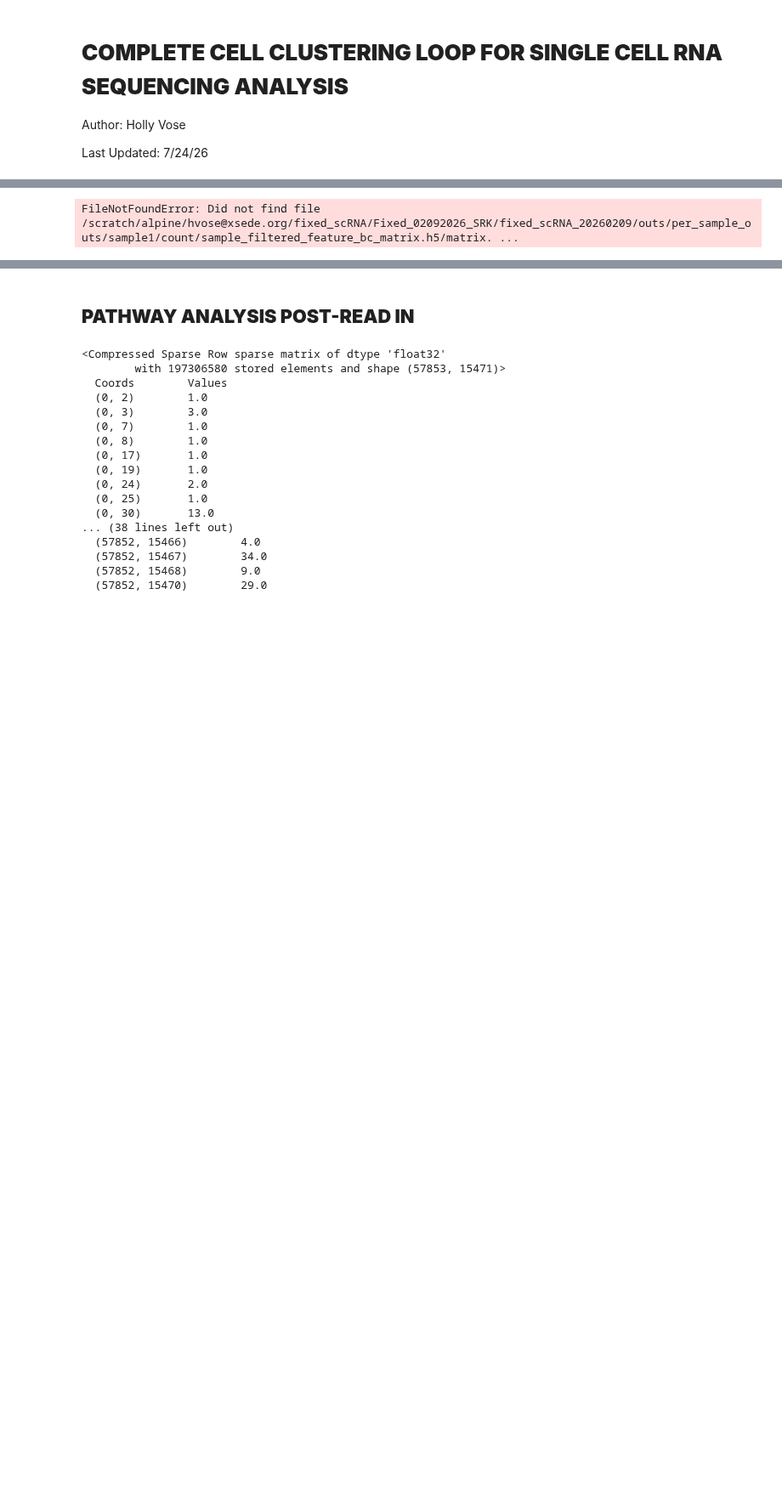
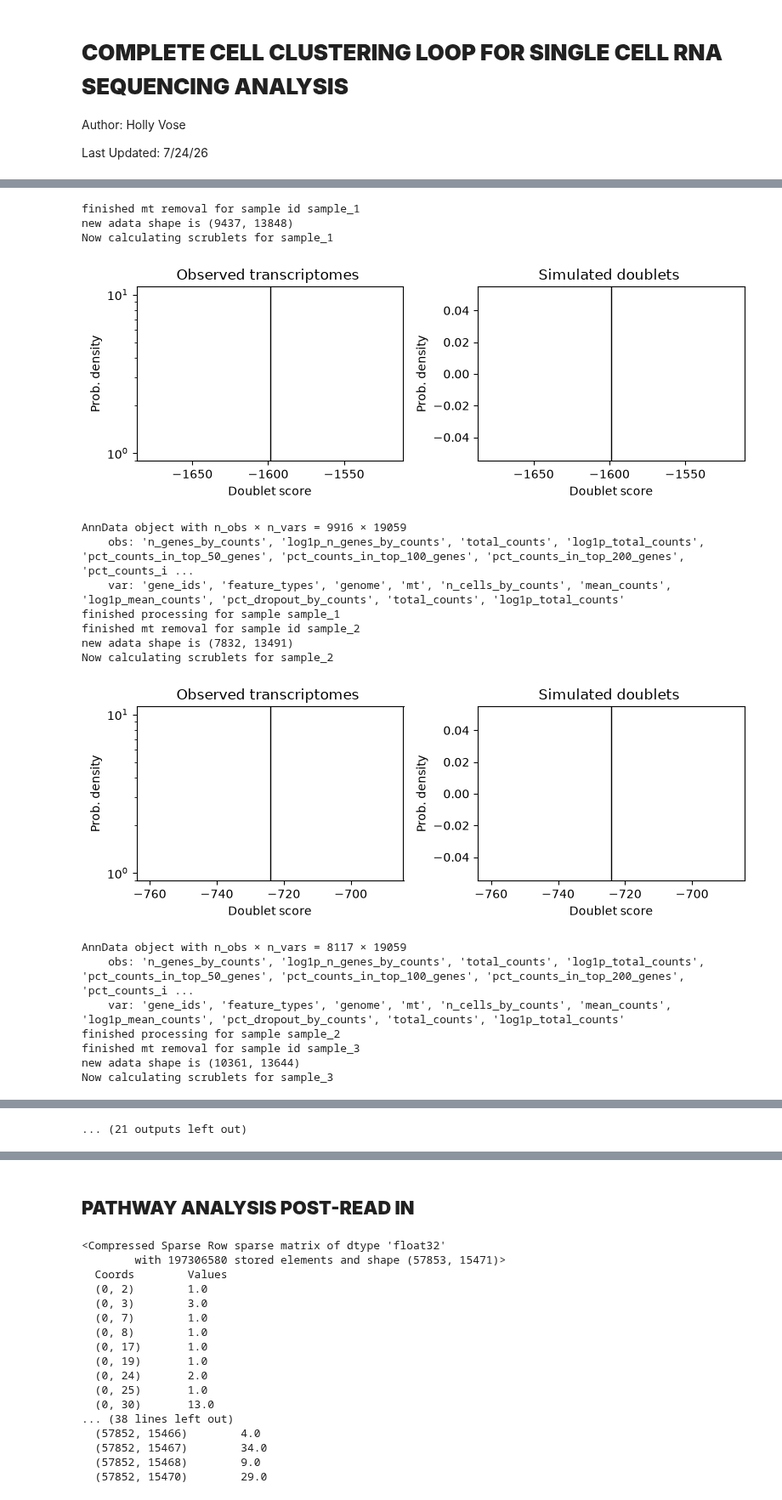
Before and after one commit to hvose-anschutz/viralogue-pipelines, a Jupyter notebook: scRNA-seq-pipeline/scRNA_annotation_loop.ipynb, the cells around one changed output, grey strips where cells are left out. Shown at 85% size. Cells and saved outputs as stored; diff of their text form; code cells hidden in the pictures; blank space fills up the shorter version.

Commit message:
adding region_extractor and tarballer for functionality, also adjusting scRNA data analyses for rerun of live

```diff
--- a/scRNA-seq-pipeline/scRNA_annotation_loop.ipynb
+++ b/scRNA-seq-pipeline/scRNA_annotation_loop.ipynb
@@ -89,57 +109,112 @@ raw_samples = {"MHVY_Colon_5dpi_1": "/scratch/alpine/hvose@xsede.org/Krishnamurt
 # %%
+%matplotlib inline
 #STEP 3: GENERATE ANNDATA OBJECT WITH SAMPLES
 #For each item in our dictionary, we want to read in the info, make the cells unique, and then combine them into a single object
 #Additionally, we are going to add an "infection type" (i_type) column that specifies the infection type based on the loaded sample.
 #note: scvi-tools on CPU can take up to 6.5 hrs to properly finish!!!
+
+# source for expected doublet rates (edr): https://uofuhealth.utah.edu/huntsman/shared-resources/gcb/htg/single-cell/genomics-10x
 adatas = {}
 adatas_raw = {}
 
 for sample_id, filename in filtered_samples.items():
 #sample_id = "sample_1"
 #filename = filtered_samples[sample_id]
-    #sample_adata = sc.read_10x_h5(filename)
-    sample_adata = sc.read_10x_mtx(filename,compressed=False)
+    sample_adata = sc.read_10x_h5(filename)
+    #sample_adata = sc.read_10x_mtx(filename,compressed=False)
     sample_adata.var_names_make_unique()
     sample_adata.var["mt"] = sample_adata.var_names.str.startswith("mt-")
+
+    # ALL QC METRICS
     sc.pp.calculate_qc_metrics(
         sample_adata, qc_vars=["mt"], inplace=True, log1p=True
     )
-    sample_adata_mid_filter = sample_adata[sample_adata.obs['pct_counts_mt']<5]
+    sample_adata_mid_filter = sample_adata[sample_adata.obs['pct_counts_mt']<5].copy()
     print(f"finished mt removal for sample id {sample_id}")
     sc.pp.filter_genes(sample_adata_mid_filter,min_cells=10)
-    sc.pp.filter_cells(sample_adata_mid_filter,min_genes=30)
-    #sc.pp.highly_variable_genes(sample_adata_mid_filter,n_top_genes=2000, subset=True, flavor="seurat_v3")
+    sc.pp.filter_cells(sample_adata_mid_filter,min_genes=10)
+
+    # DOUBLET DETECTION
     print(f"new adata shape is {sample_adata_mid_filter.shape}\nNow calculating scrublets for {sample_id}")
-    sc.pp.scrublet(sample_adata_mid_filter)
-    sc.pp.neighbors(sample_adata_mid_filter)
-    sc.tl.umap(sample_adata_mid_filter)
+
+    match sample_adata_mid_filter.n_obs:
+        case x if (x < 3000):
+            edr = 1.60
+        case x if (3000 <= x < 4000):
+            edr = 2.30
+        case x if (4000 <= x < 5000):
+            edr = 3.10
+        case x if (5000 <= x < 6000):
+            edr = 3.90
+        case x if (6000 <= x < 7000):
+            edr = 4.60
+        case x if (7000 <= x < 8000):
+            edr = 5.40
+        case x if (8000 <= x < 9000):
+            edr = 6.10
+        case x if (9000 <= x < 10000):
+            edr = 6.90
+        case x if (x >= 10000):
+            edr = 7.60
+
+
+
+    sc.pp.scrublet(sample_adata_mid_filter,expected_doublet_rate=edr)
+    sc.pl.scrublet_score_distribution(sample_adata_mid_filter)
+    #sc.pl.heatmap(adata_vals,markers,groupby=f"leiden_res_{new_res}",figsize=(30,8),swap_axes=True)
+    #print("what doublet score to threshold below? Put Back to revert to previous value (Put None for no thresholding)")
+    #doublet_remove = input()
+    #new_threshold = float(doublet_remove)
+    sample_adata_mid_filter = sample_adata_mid_filter[sample_adata_mid_filter.obs["predicted_doublet"] == False].copy()
+
+    # NEIGHBOR CALCULATION
+    # sc.pp.neighbors(sample_adata_mid_filter)
+    # sc.tl.umap(sample_adata_mid_filter)
 
     # scvi.model.SCVI.setup_anndata(sample_adata_mid_filter)
     # vae = scvi.model.SCVI(sample_adata_mid_filter)
     # vae.train()
 
     # solo = scvi.external.SOLO.from_scvi_model(vae)
     # solo.train()
 
     # df_doublet = solo.predict()
     # df_doublet['prediction'] = solo.predict(soft=False)
 
     #takes out the extra annotations added by solo
     # df_doublet.index = df_doublet.index.map(lambda x: x[:-2])
 
     #creates a difference category for adjusting doublet values based on gradients
     # df_doublet['difference'] = df_doublet.doublet - df_doublet.singlet
 
     # doublets = df_doublet[(df_doublet['prediction'] == 'doublet') & (df_doublet.difference > 1)]
 
     # sample_adata.obs['doublet_predict'] = sample_adata.obs.index.isin(doublets.index)
 
     # sample_adata = sample_adata[~sample_adata.obs.doublet_predict]
 
     adatas[sample_id] = sample_adata_mid_filter
     print(sample_adata)
     print(f"finished processing for sample {sample_id}")
 
         # print(f"finished processing for sample id {sample_id}")
 # %% [output]
-FileNotFoundError: Did not find file /scratch/alpine/hvose@xsede.org/fixed_scRNA/Fixed_02092026_SRK/fixed_scRNA_20260209/outs/per_sample_outs/sample1/count/sample_filtered_feature_bc_matrix.h5/matrix. ...
+finished mt removal for sample id sample_1
+new adata shape is (9437, 13848)
+Now calculating scrublets for sample_1
+[figure, added]
+AnnData object with n_obs × n_vars = 9916 × 19059
+    obs: 'n_genes_by_counts', 'log1p_n_genes_by_counts', 'total_counts', 'log1p_total_counts', 'pct_counts_in_top_50_genes', 'pct_counts_in_top_100_genes', 'pct_counts_in_top_200_genes', 'pct_counts_i ...
+    var: 'gene_ids', 'feature_types', 'genome', 'mt', 'n_cells_by_counts', 'mean_counts', 'log1p_mean_counts', 'pct_dropout_by_counts', 'total_counts', 'log1p_total_counts'
+finished processing for sample sample_1
+finished mt removal for sample id sample_2
+new adata shape is (7832, 13491)
+Now calculating scrublets for sample_2
+[figure, added]
+AnnData object with n_obs × n_vars = 8117 × 19059
+    obs: 'n_genes_by_counts', 'log1p_n_genes_by_counts', 'total_counts', 'log1p_total_counts', 'pct_counts_in_top_50_genes', 'pct_counts_in_top_100_genes', 'pct_counts_in_top_200_genes', 'pct_counts_i ...
+    var: 'gene_ids', 'feature_types', 'genome', 'mt', 'n_cells_by_counts', 'mean_counts', 'log1p_mean_counts', 'pct_dropout_by_counts', 'total_counts', 'log1p_total_counts'
+finished processing for sample sample_2
+finished mt removal for sample id sample_3
+new adata shape is (10361, 13644)
+Now calculating scrublets for sample_3
@@ -146,3 +246,4 @@ FileNotFoundError: Did not find file /scratch/alpine/hvose@xsede.org/fixed_scRNA
+... (21 outputs left out)
 # %%
 for keys,adata_vals in adatas.items():
     val_m = re.search(r"MHV",keys)
```
Also changed, not shown: parts of 6 cells of this notebook, 9 other files.
